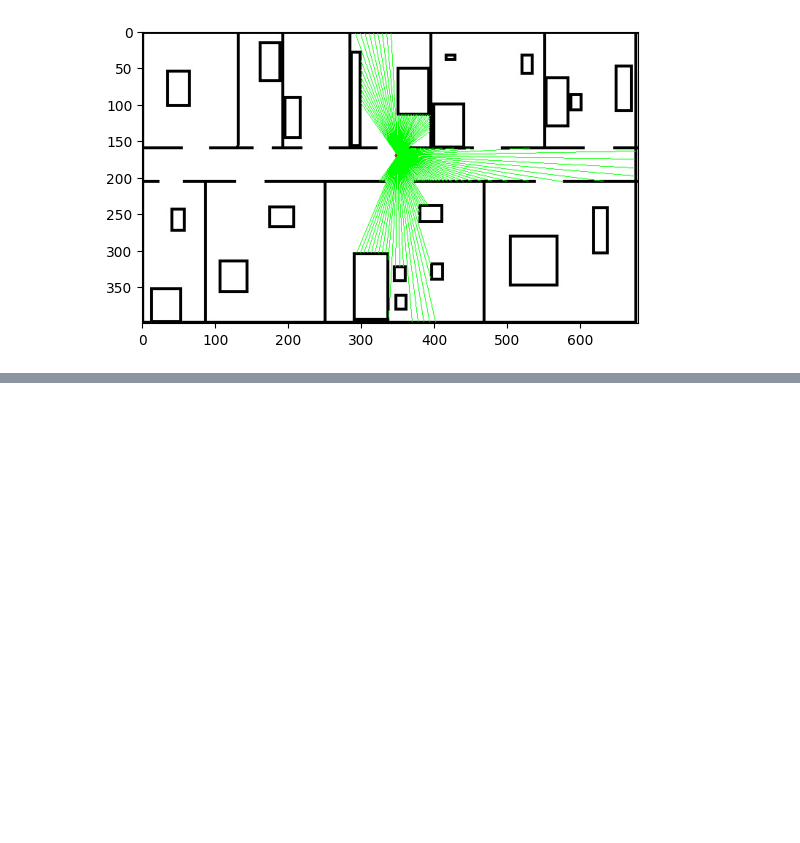
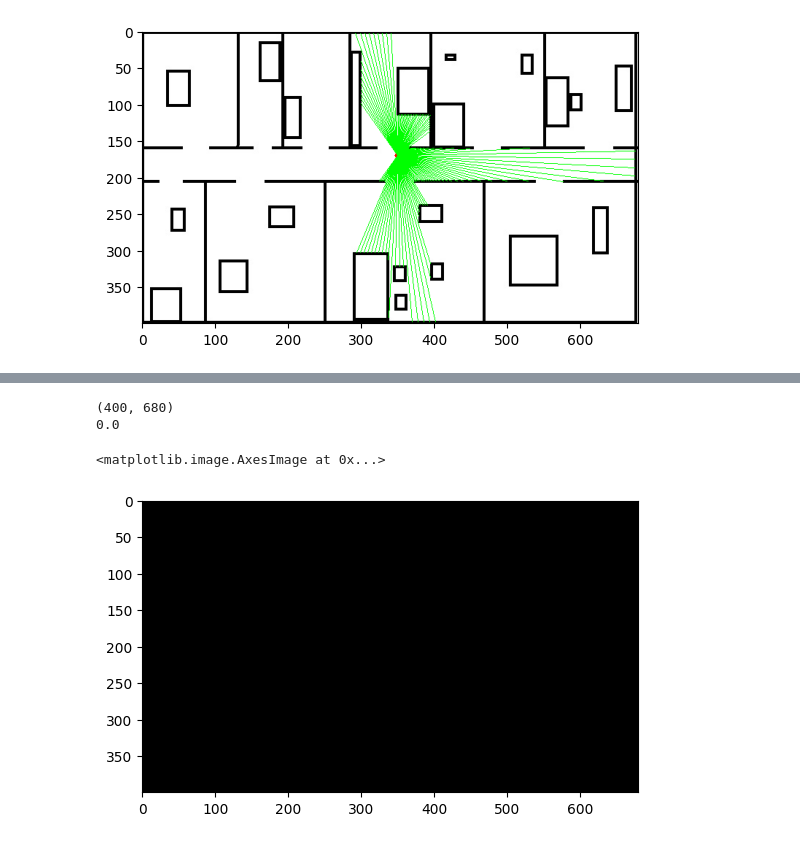
Before and after one commit to mennamohamed0207/Robotics-Assignments, a Jupyter notebook: Assignment.ipynb, the cells around one changed output, grey strips where cells are left out. Saved outputs shown, nothing was run; the diff lists cells and outputs as text; code cells hidden in the pictures; blank space fills up the shorter version.

```diff
--- a/Assignment.ipynb
+++ b/Assignment.ipynb
@@ -27,6 +27,7 @@ plt.imshow(map)
 # %% [markdown]
 # Problem 1
 # %%
+distances=[]
 def draw_rays(x,y,theta,max_measurement=1200,map=map,opening_angle=250,step=2):
     # map[y][x:x+4]=(255,0,0)
     # map[y+1][x:x+4]=(255,0,0)
@@ -49,7 +50,7 @@ def draw_rays(x,y,theta,max_measurement=1200,map=map,opening_angle=250,step=2):
                     break
 
         cv2.line(map,(x,y),(end_x,end_y),(0,255,0),1)
-
+        distances.append(np.sqrt((end_x-x)**2+(end_y-y)**2))
     return map
 map=cv2.imread('./Map.jpg')
 map = draw_rays(350, 170, 0, map=map)
@@ -59,0 +122,14 @@ plt.imshow(map)
+# %%
+print(map.shape)
+#max of the map
+# Dilate image
+circle_kernel = cv2.getStructuringElement(cv2.MORPH_ELLIPSE, (9 ,9))
+# Dilate the image using the circular structuring element
+dilated_image = cv2.dilate(map, circle_kernel)
+print(np.max(map))
+plt.imshow(dilated_image,cmap='gray')
+# %% [output]
+(400, 680)
+0.0
+<matplotlib.image.AxesImage at 0x...>
+[figure, added]
```
Also changed, not shown: parts of 3 cells of this notebook.
